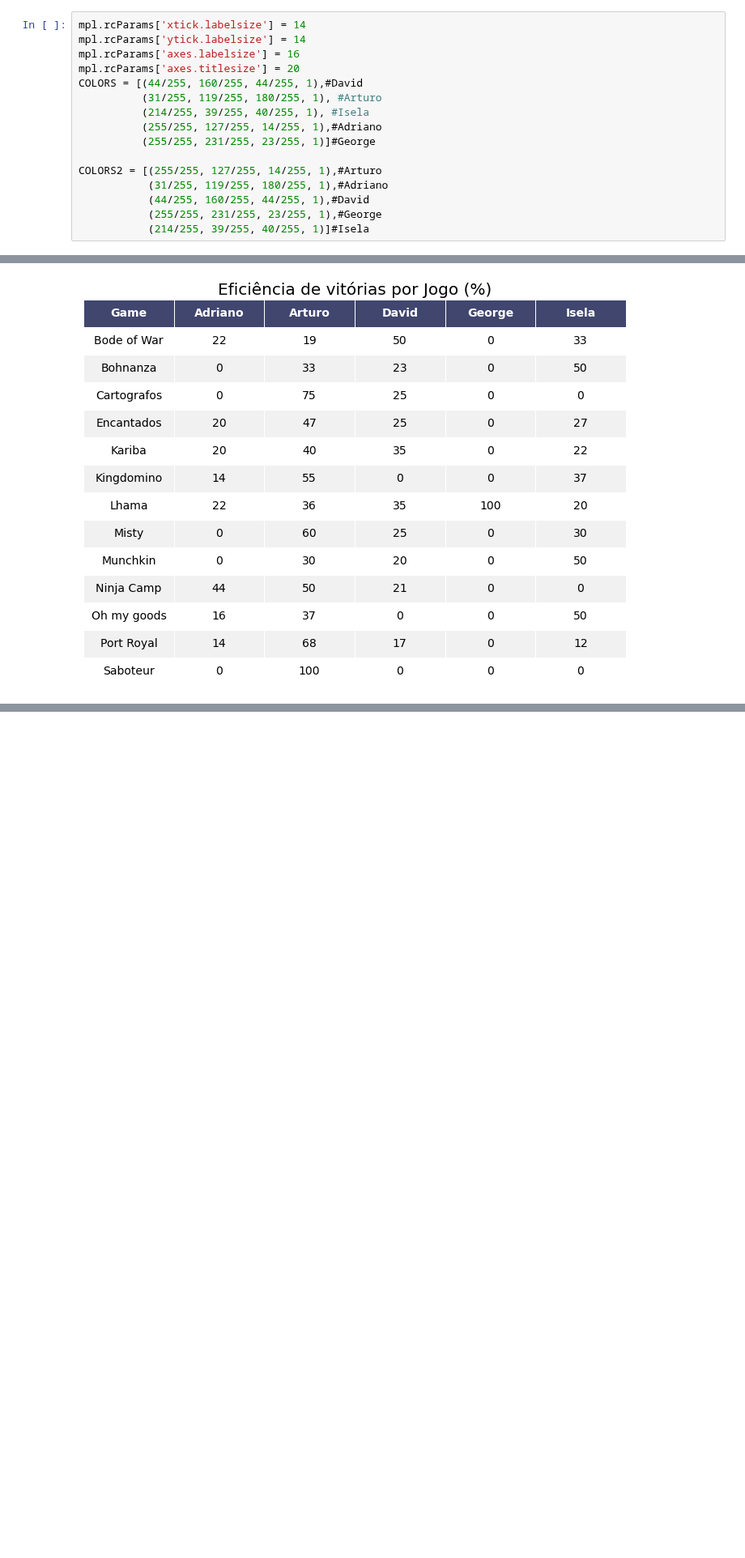
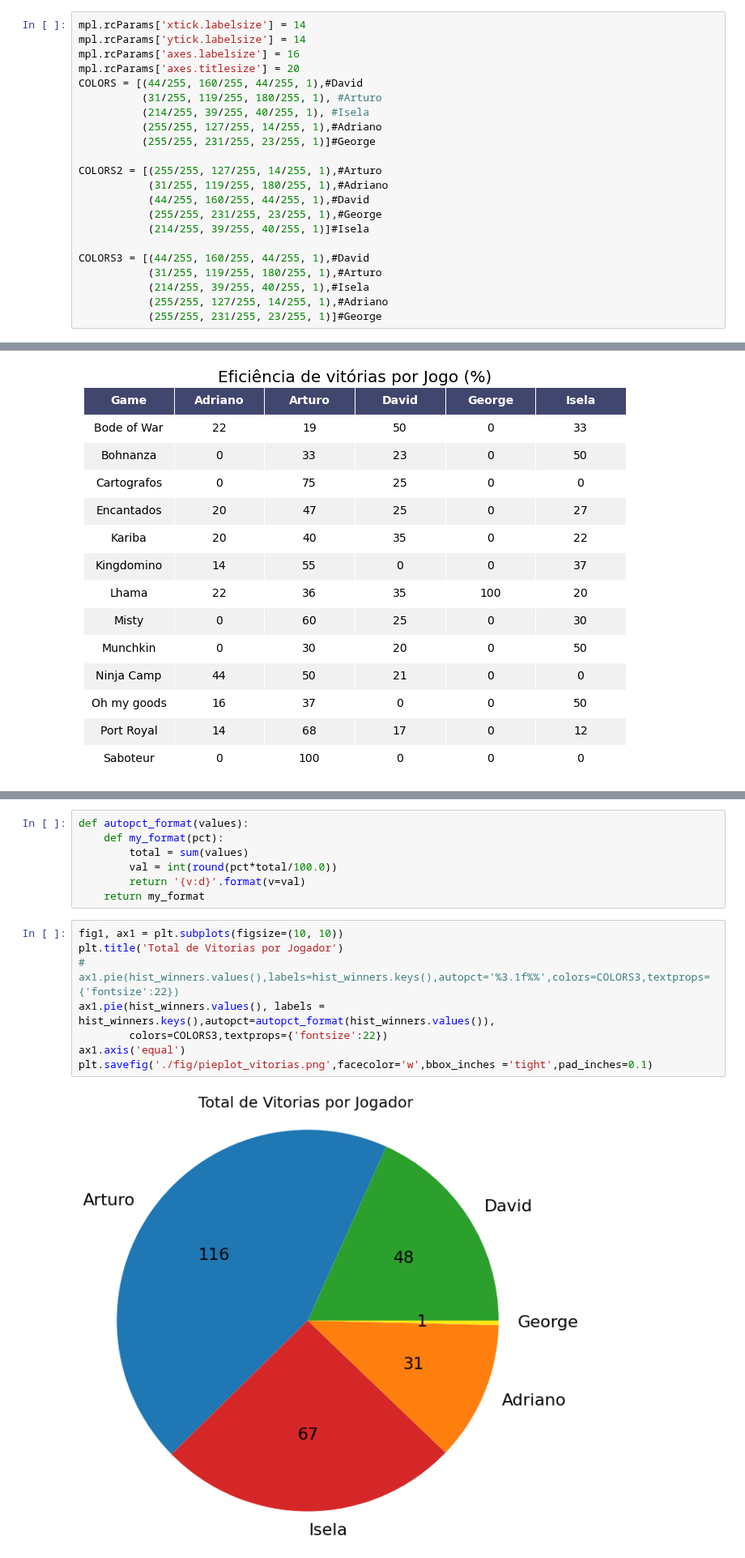
Before and after one commit to mhacarthur/card-game-stats, a Jupyter notebook: statistics.ipynb, the cells around one changed output, grey strips where cells are left out. Shown at 81% size. Saved outputs shown, nothing was run; the diff lists cells and outputs as text; blank space fills up the shorter version.

Commit message:
add pie chart

```diff
--- a/statistics.ipynb
+++ b/statistics.ipynb
@@ -19,6 +19,12 @@ COLORS2 = [(255/255, 127/255, 14/255, 1),#Arturo
            (44/255, 160/255, 44/255, 1),#David
            (255/255, 231/255, 23/255, 1),#George
            (214/255, 39/255, 40/255, 1)]#Isela
+
+COLORS3 = [(44/255, 160/255, 44/255, 1),#David
+           (31/255, 119/255, 180/255, 1),#Arturo
+           (214/255, 39/255, 40/255, 1),#Isela
+           (255/255, 127/255, 14/255, 1),#Adriano
+           (255/255, 231/255, 23/255, 1)]#George
 # %%
 df = pd.read_csv('./out/database.csv')
 # %%
@@ -267,3 +278,20 @@ fig.savefig("./fig/Eficiencia_por_jogo_table.png",facecolor='w',bbox_inches ='ti
+# %%
+def autopct_format(values):
+    def my_format(pct):
+        total = sum(values)
+        val = int(round(pct*total/100.0))
+        return '{v:d}'.format(v=val)
+    return my_format
+# %%
+fig1, ax1 = plt.subplots(figsize=(10, 10))
+plt.title('Total de Vitorias por Jogador')
+# ax1.pie(hist_winners.values(),labels=hist_winners.keys(),autopct='%3.1f%%',colors=COLORS3,textprops={'fontsize':22})
+ax1.pie(hist_winners.values(), labels = hist_winners.keys(),autopct=autopct_format(hist_winners.values()),
+        colors=COLORS3,textprops={'fontsize':22})
+ax1.axis('equal')
+plt.savefig('./fig/pieplot_vitorias.png',facecolor='w',bbox_inches ='tight',pad_inches=0.1)
+# %% [output]
+[figure, added]
 # %%
 fig, ax = plt.subplots(2, 1, figsize=(20, 17))
 ax[0].grid()
```
Also changed, not shown: parts of 2 cells of this notebook, 1 other file.
